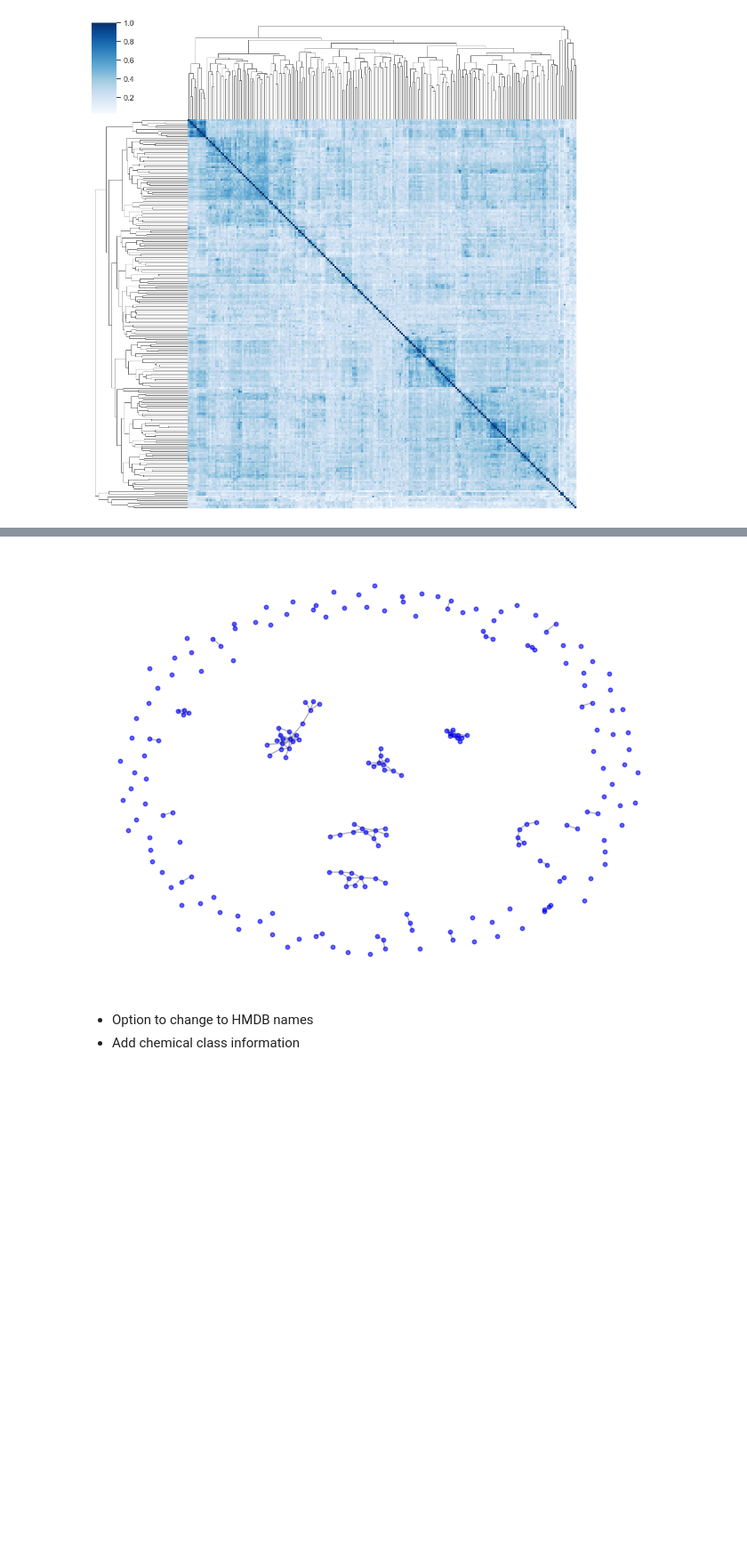
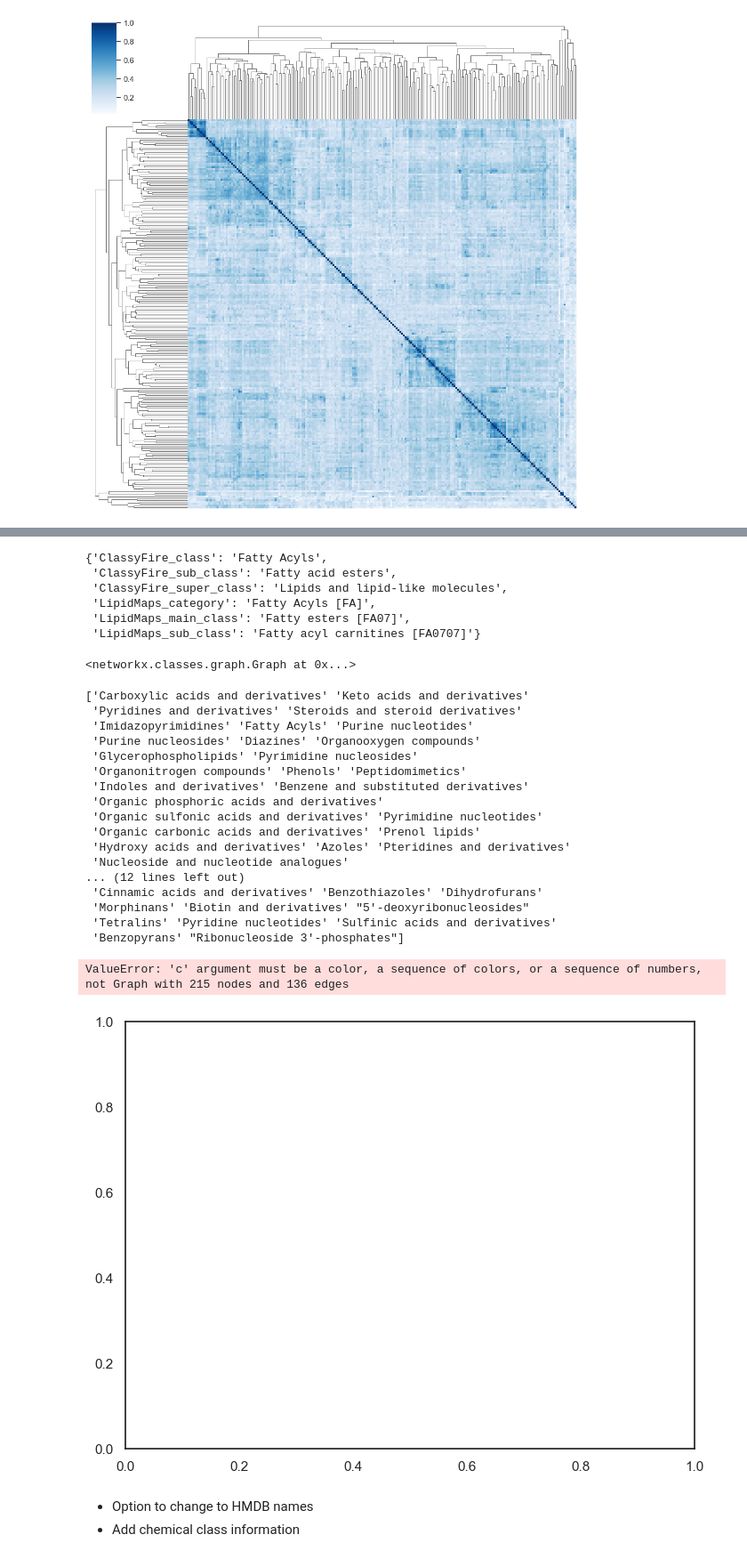
Before and after one commit to cwieder/MetHDN, a Jupyter notebook: Metabolon/scratch1.ipynb, the cells around one changed output, grey strips where cells are left out. Shown at 89% size. Drawn from its saved outputs; the diff is of its cells as text; code cells hidden in the pictures; blank space fills up the shorter version.

Commit message:
add chem class

```diff
--- a/Metabolon/scratch1.ipynb
+++ b/Metabolon/scratch1.ipynb
@@ -710,0 +882,2 @@ corr_graph.remove_edges_from(nx.selfloop_edges(corr_graph))
+# %%
+all_chem_class = all_chem_class.drop_duplicates(["Original_name", "class_level_name"])
@@ -710,0 +902,6 @@ corr_graph.remove_edges_from(nx.selfloop_edges(corr_graph))
+# %%
+d = all_chem_class.groupby("Original_name")[["class_level_name", 'class_name']] \
+      .apply(lambda x: x.set_index("class_level_name").to_dict(orient="index")) \
+      .to_dict()
+# %%
+d = {k: {a: b['class_name'] for a, b in v.items()} for k, v in d.items()}
@@ -711,9 +924,46 @@ corr_graph.remove_edges_from(nx.selfloop_edges(corr_graph))
+# %%
+nx.set_node_attributes(corr_graph, d)
+# %%
+corr_graph.nodes['oleoylcarnitine (C18:1)']
+# %% [output]
+{'ClassyFire_class': 'Fatty Acyls',
+ 'ClassyFire_sub_class': 'Fatty acid esters',
+ 'ClassyFire_super_class': 'Lipids and lipid-like molecules',
+ 'LipidMaps_category': 'Fatty Acyls [FA]',
+ 'LipidMaps_main_class': 'Fatty esters [FA07]',
+ 'LipidMaps_sub_class': 'Fatty acyl carnitines [FA0707]'}
+# %%
+corr_graph
+# %% [output]
+<networkx.classes.graph.Graph at 0x...>
 # %%
 # draw network
 
-nx.draw(corr_graph, with_labels=False, node_size=10, node_color='blue', edge_color='grey', alpha=0.6)
+# set node colour based on 'ClassyFire class' attribute
+get_unique_class = all_chem_class[all_chem_class['class_level_name'] == 'ClassyFire_class']['class_name'].unique()
+print(get_unique_class)
+
+nx.draw(corr_graph, with_labels=False, node_size=10, node_color=corr_graph, edge_color='grey', alpha=0.6)
 # %% [output]
+['Carboxylic acids and derivatives' 'Keto acids and derivatives'
+ 'Pyridines and derivatives' 'Steroids and steroid derivatives'
+ 'Imidazopyrimidines' 'Fatty Acyls' 'Purine nucleotides'
+ 'Purine nucleosides' 'Diazines' 'Organooxygen compounds'
+ 'Glycerophospholipids' 'Pyrimidine nucleosides'
+ 'Organonitrogen compounds' 'Phenols' 'Peptidomimetics'
+ 'Indoles and derivatives' 'Benzene and substituted derivatives'
+ 'Organic phosphoric acids and derivatives'
+ 'Organic sulfonic acids and derivatives' 'Pyrimidine nucleotides'
+ 'Organic carbonic acids and derivatives' 'Prenol lipids'
+ 'Hydroxy acids and derivatives' 'Azoles' 'Pteridines and derivatives'
+ 'Nucleoside and nucleotide analogues'
+... (12 lines left out)
+ 'Cinnamic acids and derivatives' 'Benzothiazoles' 'Dihydrofurans'
+ 'Morphinans' 'Biotin and derivatives' "5'-deoxyribonucleosides"
+ 'Tetralins' 'Pyridine nucleotides' 'Sulfinic acids and derivatives'
+ 'Benzopyrans' "Ribonucleoside 3'-phosphates"]
+ValueError: 'c' argument must be a color, a sequence of colors, or a sequence of numbers, not Graph with 215 nodes and 136 edges
-[figure, old version]
+[figure, new version]
 # %%
 # export gml for cytoscape
 nx.write_graphml_lxml(corr_graph, "metabolon_corr.graphml")
```
Also changed, not shown: parts of 20 cells of this notebook.
